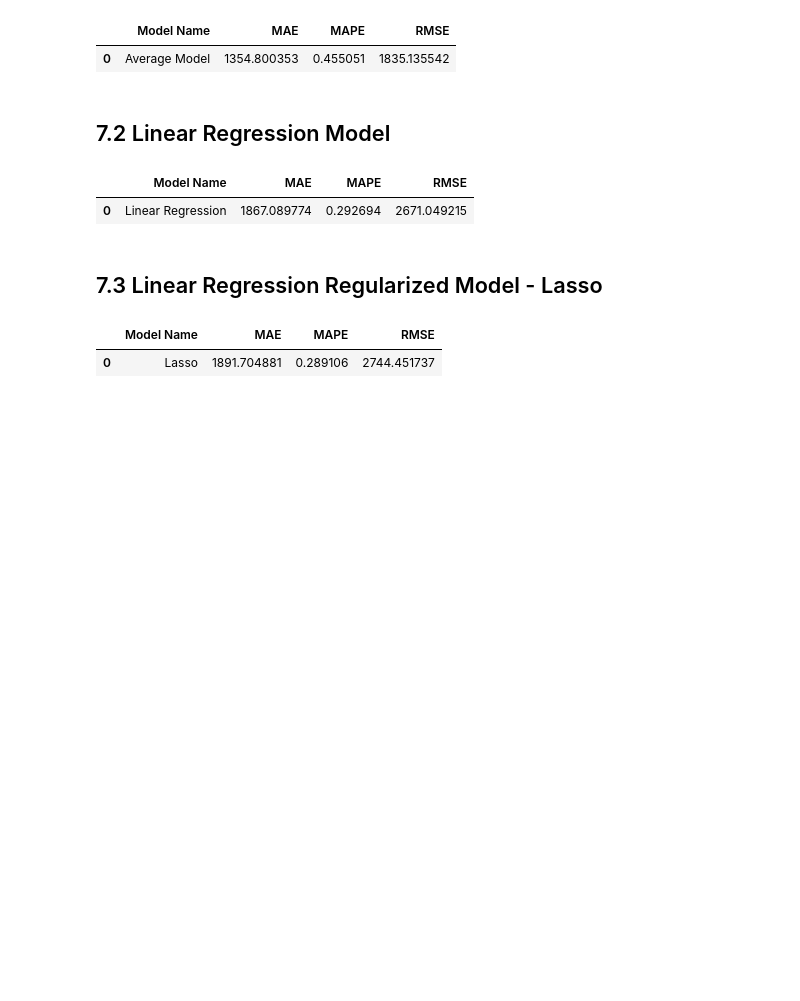
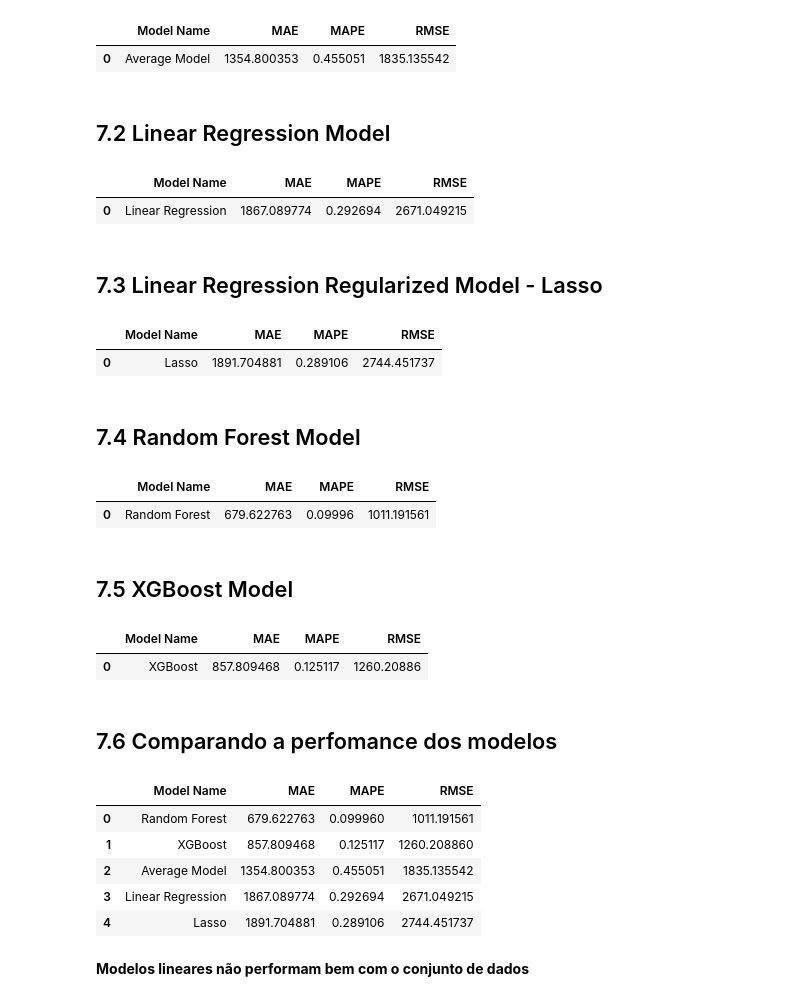
Before and after one commit to brasil95/rossmann-sales, a Jupyter notebook: notebooks/07_machine_learning_v0.ipynb, the cells around one changed output. Cells and saved outputs as stored; diff of their text form; code cells hidden in the pictures; blank space fills up the shorter version.

Commit message:
Modelos não lineares de machine learning

```diff
--- a/notebooks/07_machine_learning_v0.ipynb
+++ b/notebooks/07_machine_learning_v0.ipynb
@@ -985,3 +986,52 @@ lasso_result
 # %% [output]
 |  | Model Name | MAE | MAPE | RMSE |
 | 0 | Lasso | 1891.704881 | 0.289106 | 2744.451737 |
+# %% [markdown]
+## 7.4 Random Forest Model
+# %%
+# estimador
+rf = RandomForestRegressor(n_estimators=100, n_jobs=-1, random_state=42).fit(x_train, y_train)
+
+# prediction
+yhat_rf = rf.predict(x_test)
+
+# performance
+rf_result = ml_error('Random Forest', np.expm1(y_test), np.expm1(yhat_rf))
+rf_result
+# %% [output]
+|  | Model Name | MAE | MAPE | RMSE |
+| 0 | Random Forest | 679.622763 | 0.09996 | 1011.191561 |
+# %% [markdown]
+## 7.5 XGBoost Model
+# %%
+# estimador
+xgb_estimator = xgb.XGBRegressor(objective='reg:squarederror',
+                               n_estimators=100,
+                               eta=0.01,
+                               max_depth=10,
+                               subsample=0.7,
+                               colsample_bytree=0.9).fit(x_train, y_train)
+
+# prediction
+yhat_xgb = xgb_estimator.predict(x_test)
+
+# performance
+xgb_result = ml_error('XGBoost', np.expm1(y_test), np.expm1(yhat_xgb))
+xgb_result
+# %% [output]
+|  | Model Name | MAE | MAPE | RMSE |
+| 0 | XGBoost | 857.809468 | 0.125117 | 1260.20886 |
+# %% [markdown]
+## 7.6 Comparando a perfomance dos modelos
+# %%
+performance_result = pd.concat ([baseline_result, lr_result, lasso_result, rf_result, xgb_result])
+performance_result.sort_values('RMSE').reset_index(drop=True)
+# %% [output]
+|  | Model Name | MAE | MAPE | RMSE |
+| 0 | Random Forest | 679.622763 | 0.099960 | 1011.191561 |
+| 1 | XGBoost | 857.809468 | 0.125117 | 1260.208860 |
+| 2 | Average Model | 1354.800353 | 0.455051 | 1835.135542 |
+| 3 | Linear Regression | 1867.089774 | 0.292694 | 2671.049215 |
+| 4 | Lasso | 1891.704881 | 0.289106 | 2744.451737 |
+# %% [markdown]
+**Modelos lineares não performam bem com o conjunto de dados**
```
Also changed, not shown: parts of 4 cells of this notebook.
